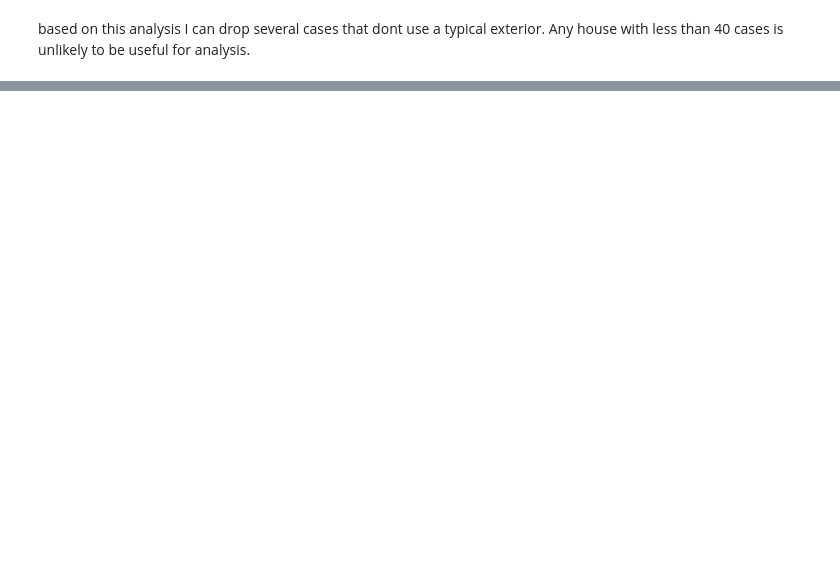
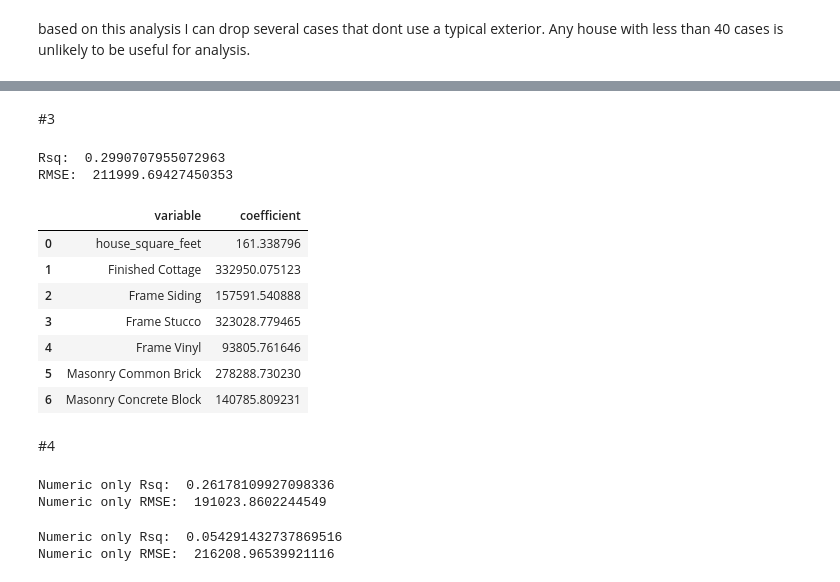
Before and after one commit to Hep7vv/labs, a Jupyter notebook: 04_hedonic_pricing/04_hedonic_pricing.ipynb, the cells around one changed output, grey strips where cells are left out. Cells and saved outputs as stored; diff of their text form; code cells hidden in the pictures; blank space fills up the shorter version.

```diff
--- a/04_hedonic_pricing/04_hedonic_pricing.ipynb
+++ b/04_hedonic_pricing/04_hedonic_pricing.ipynb
@@ -56,0 +134,39 @@ df.plot.scatter(x = 'house_square_feet',y = 'sale_price')
+# %% [markdown]
+#3
+# %%
+from sklearn import linear_model
+from sklearn.model_selection import train_test_split
+
+y = df['sale_price']
+X = df.loc[:,['house_square_feet', 'exterior'] ]
+X_train, X_test, y_train, y_test = train_test_split(X,y, # Feature and target variables
+                                                    test_size=.2, # Split the sample 80 train/ 20 test
+                                                    random_state=100) # For replication purposes
+
+Z_train = pd.concat([X_train['house_square_feet'],
+                     pd.get_dummies(X_train['exterior'], dtype='int')], axis = 1)
+Z_test = pd.concat([X_test['house_square_feet'],
+                    pd.get_dummies(X_test['exterior'], dtype='int')], axis = 1)
+
+reg = linear_model.LinearRegression(fit_intercept=False).fit(Z_train,y_train) # Run regression
+
+y_hat = reg.predict(Z_test)
+print('Rsq: ', reg.score(Z_test,y_test)) # R2
+rmse = np.sqrt( np.mean( (y_test - y_hat)**2 ))
+print('RMSE: ', rmse) # R2
+
+results = pd.DataFrame({'variable':reg.feature_names_in_, 'coefficient': reg.coef_}) # Regression coefficients
+results
+# %% [output]
+Rsq:  0.2990707955072963
+RMSE:  211999.69427450353
+|  | variable | coefficient |
+| 0 | house_square_feet | 161.338796 |
+| 1 | Finished Cottage | 332950.075123 |
+| 2 | Frame Siding | 157591.540888 |
+| 3 | Frame Stucco | 323028.779465 |
+| 4 | Frame Vinyl | 93805.761646 |
+| 5 | Masonry Common Brick | 278288.730230 |
+| 6 | Masonry Concrete Block | 140785.809231 |
+# %% [markdown]
+#4
@@ -56,0 +187,28 @@ df.plot.scatter(x = 'house_square_feet',y = 'sale_price')
+# %%
+from sklearn import linear_model
+
+var_n = ['age','house_square_feet','stories'] # Select variables
+X_train_n = df_train.loc[:,var_n] # Process training covariates
+reg_n = linear_model.LinearRegression().fit(X_train_n,y_train) # Run regression
+X_test_n = df_test.loc[:,var_n] # Process test covariates
+y_hat = reg_n.predict(X_test_n)
+print('Numeric only Rsq: ', reg_n.score(X_test_n,y_test)) # R2
+rmse_n = np.sqrt( np.mean( (y_test - y_hat)**2 ))
+print('Numeric only RMSE: ', rmse_n) # R2
+# %% [output]
+Numeric only Rsq:  0.26178109927098336
+Numeric only RMSE:  191023.8602244549
+# %%
+from sklearn import linear_model
+
+var_n = ['age'] # Select variables
+X_train_n = df_train.loc[:,var_n] # Process training covariates
+reg_n = linear_model.LinearRegression().fit(X_train_n,y_train) # Run regression
+X_test_n = df_test.loc[:,var_n] # Process test covariates
+y_hat = reg_n.predict(X_test_n)
+print('Numeric only Rsq: ', reg_n.score(X_test_n,y_test)) # R2
+rmse_n = np.sqrt( np.mean( (y_test - y_hat)**2 ))
+print('Numeric only RMSE: ', rmse_n) # R2
+# %% [output]
+Numeric only Rsq:  0.054291432737869516
+Numeric only RMSE:  216208.96539921116
```
Also changed, not shown: parts of 15 cells of this notebook.
